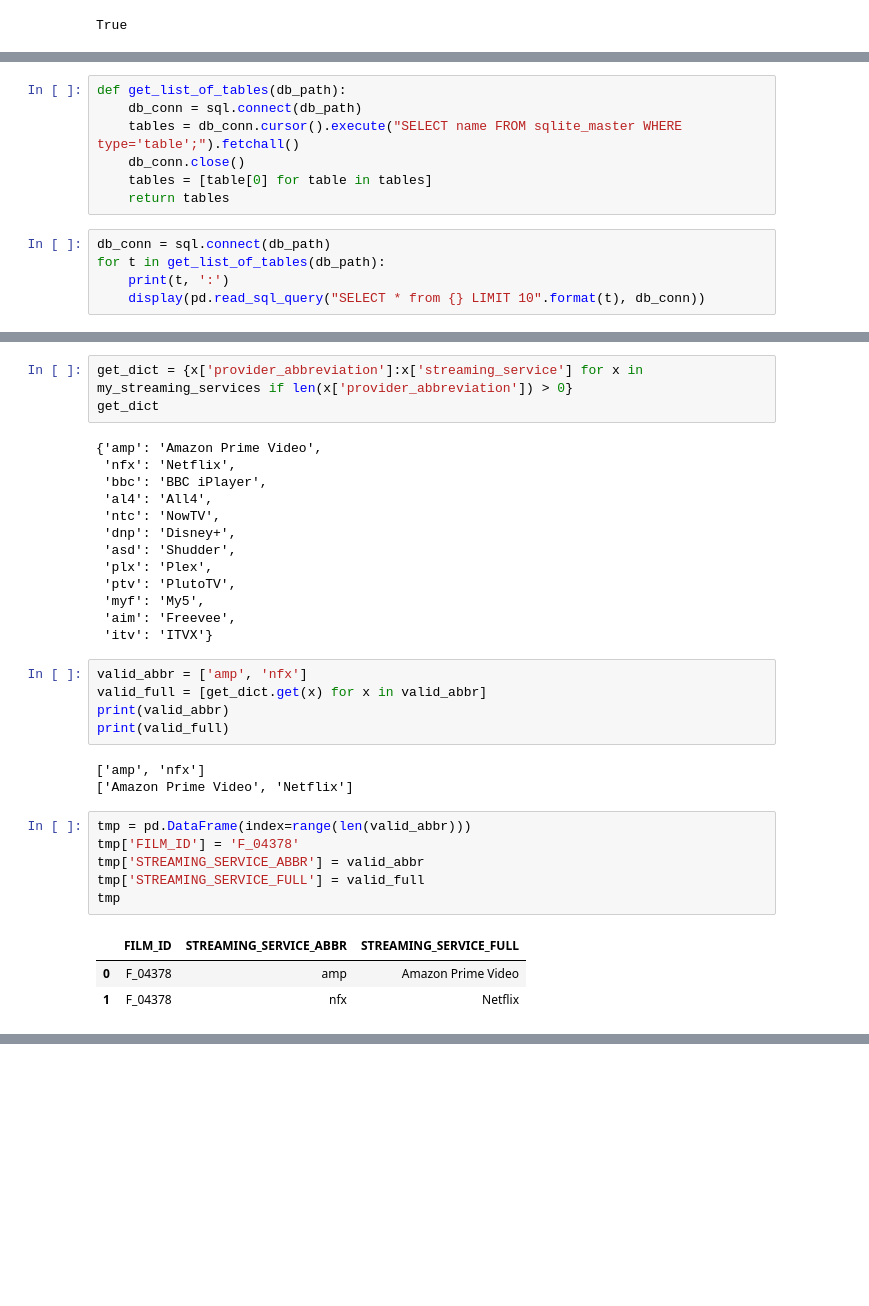
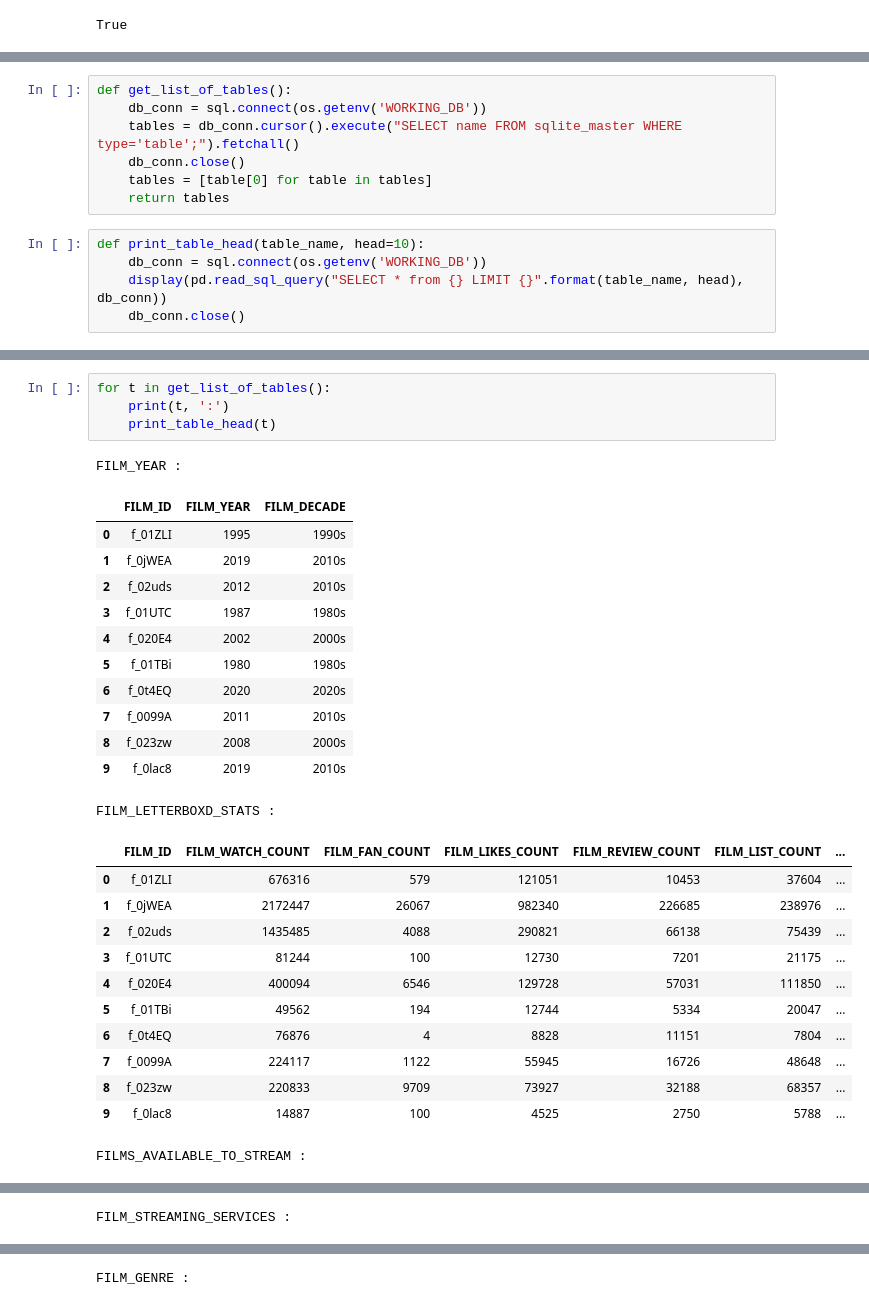
Before and after one commit to TD1138/letterboxd-app, a Jupyter notebook: lib/notebooks/DatabaseAnalysis.ipynb, the cells around one changed output, grey strips where cells are left out. Drawn from its saved outputs; the diff is of its cells as text; blank space fills up the shorter version.

```diff
--- a/lib/notebooks/DatabaseAnalysis.ipynb
+++ b/lib/notebooks/DatabaseAnalysis.ipynb
@@ -23,14 +26,14 @@ def db_info(db_path):
             print('\t' + col)
     db_conn.close()
 # %%
-def get_list_of_tables(db_path):
-    db_conn = sql.connect(db_path)
+def get_list_of_tables():
+    db_conn = sql.connect(os.getenv('WORKING_DB'))
     tables = db_conn.cursor().execute("SELECT name FROM sqlite_master WHERE type='table';").fetchall()
     db_conn.close()
     tables = [table[0] for table in tables]
     return tables
 # %%
-db_conn = sql.connect(db_path)
-for t in get_list_of_tables(db_path):
-    print(t, ':')
-    display(pd.read_sql_query("SELECT * from {} LIMIT 10".format(t), db_conn))
+def print_table_head(table_name, head=10):
+    db_conn = sql.connect(os.getenv('WORKING_DB'))
+    display(pd.read_sql_query("SELECT * from {} LIMIT {}".format(table_name, head), db_conn))
+    db_conn.close()
@@ -72,34 +40,30 @@ my_streaming_services = [
-# %%
-get_dict = {x['provider_abbreviation']:x['streaming_service'] for x in my_streaming_services if len(x['provider_abbreviation']) > 0}
-get_dict
-# %% [output]
-{'amp': 'Amazon Prime Video',
- 'nfx': 'Netflix',
- 'bbc': 'BBC iPlayer',
- 'al4': 'All4',
- 'ntc': 'NowTV',
- 'dnp': 'Disney+',
- 'asd': 'Shudder',
- 'plx': 'Plex',
- 'ptv': 'PlutoTV',
- 'myf': 'My5',
- 'aim': 'Freevee',
- 'itv': 'ITVX'}
-# %%
-valid_abbr = ['amp', 'nfx']
-valid_full = [get_dict.get(x) for x in valid_abbr]
-print(valid_abbr)
-print(valid_full)
-# %% [output]
-['amp', 'nfx']
-['Amazon Prime Video', 'Netflix']
-# %%
-tmp = pd.DataFrame(index=range(len(valid_abbr)))
-tmp['FILM_ID'] = 'F_04378'
-tmp['STREAMING_SERVICE_ABBR'] = valid_abbr
-tmp['STREAMING_SERVICE_FULL'] = valid_full
-tmp
-# %% [output]
-|  | FILM_ID | STREAMING_SERVICE_ABBR | STREAMING_SERVICE_FULL |
-| 0 | F_04378 | amp | Amazon Prime Video |
-| 1 | F_04378 | nfx | Netflix |
+# %%
+for t in get_list_of_tables():
+    print(t, ':')
+    print_table_head(t)
+# %% [output]
+FILM_YEAR :
+|  | FILM_ID | FILM_YEAR | FILM_DECADE |
+| 0 | f_01ZLI | 1995 | 1990s |
+| 1 | f_0jWEA | 2019 | 2010s |
+| 2 | f_02uds | 2012 | 2010s |
+| 3 | f_01UTC | 1987 | 1980s |
+| 4 | f_020E4 | 2002 | 2000s |
+| 5 | f_01TBi | 1980 | 1980s |
+| 6 | f_0t4EQ | 2020 | 2020s |
+| 7 | f_0099A | 2011 | 2010s |
+| 8 | f_023zw | 2008 | 2000s |
+| 9 | f_0lac8 | 2019 | 2010s |
+FILM_LETTERBOXD_STATS :
+|  | FILM_ID | FILM_WATCH_COUNT | FILM_FAN_COUNT | FILM_LIKES_COUNT | FILM_REVIEW_COUNT | FILM_LIST_COUNT | ... |
+| 0 | f_01ZLI | 676316 | 579 | 121051 | 10453 | 37604 | ... |
+| 1 | f_0jWEA | 2172447 | 26067 | 982340 | 226685 | 238976 | ... |
+| 2 | f_02uds | 1435485 | 4088 | 290821 | 66138 | 75439 | ... |
+| 3 | f_01UTC | 81244 | 100 | 12730 | 7201 | 21175 | ... |
+| 4 | f_020E4 | 400094 | 6546 | 129728 | 57031 | 111850 | ... |
+| 5 | f_01TBi | 49562 | 194 | 12744 | 5334 | 20047 | ... |
+| 6 | f_0t4EQ | 76876 | 4 | 8828 | 11151 | 7804 | ... |
+| 7 | f_0099A | 224117 | 1122 | 55945 | 16726 | 48648 | ... |
+| 8 | f_023zw | 220833 | 9709 | 73927 | 32188 | 68357 | ... |
+| 9 | f_0lac8 | 14887 | 100 | 4525 | 2750 | 5788 | ... |
+FILMS_AVAILABLE_TO_STREAM :
@@ -105,0 +81 @@ tmp
+FILM_STREAMING_SERVICES :
@@ -105,0 +93 @@ tmp
+FILM_GENRE :
```
Also changed, not shown: parts of 8 cells of this notebook, 7 other files.
